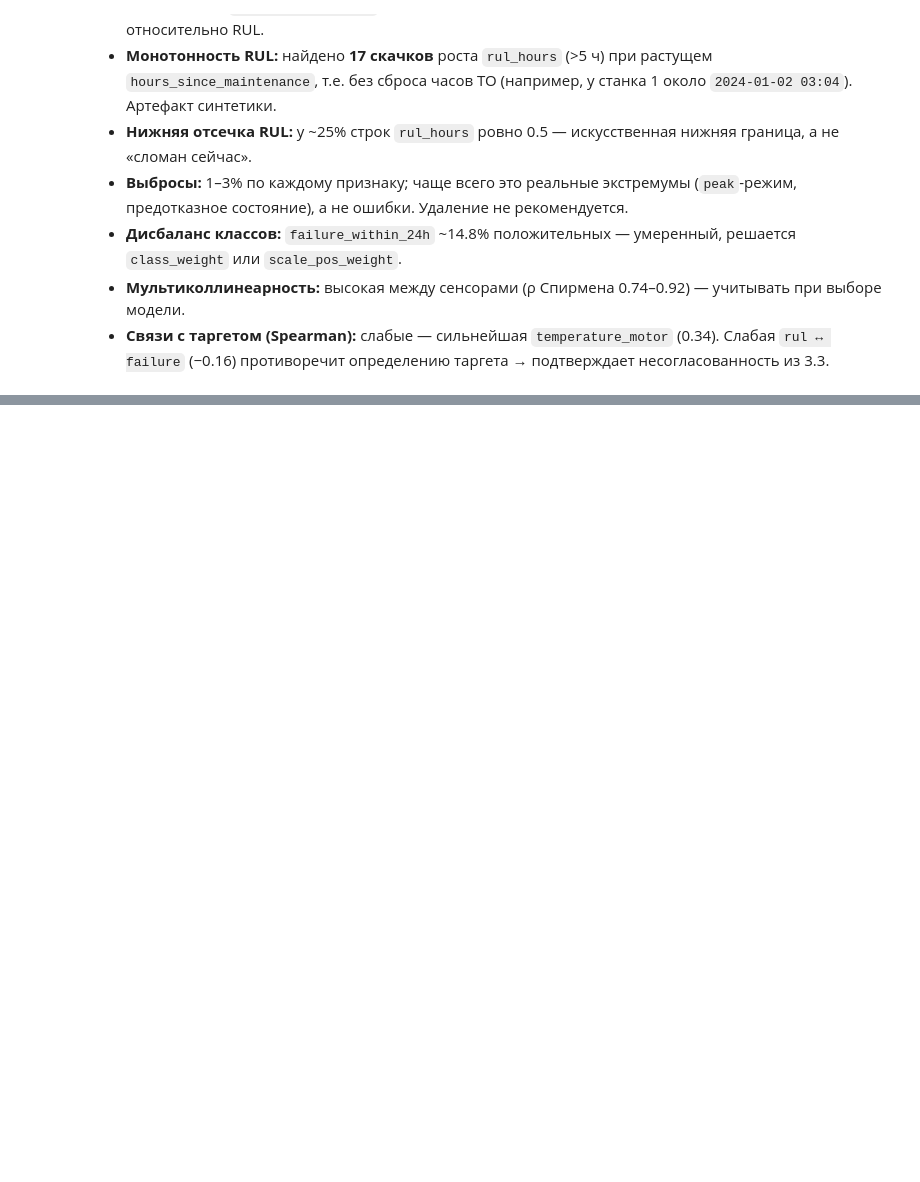
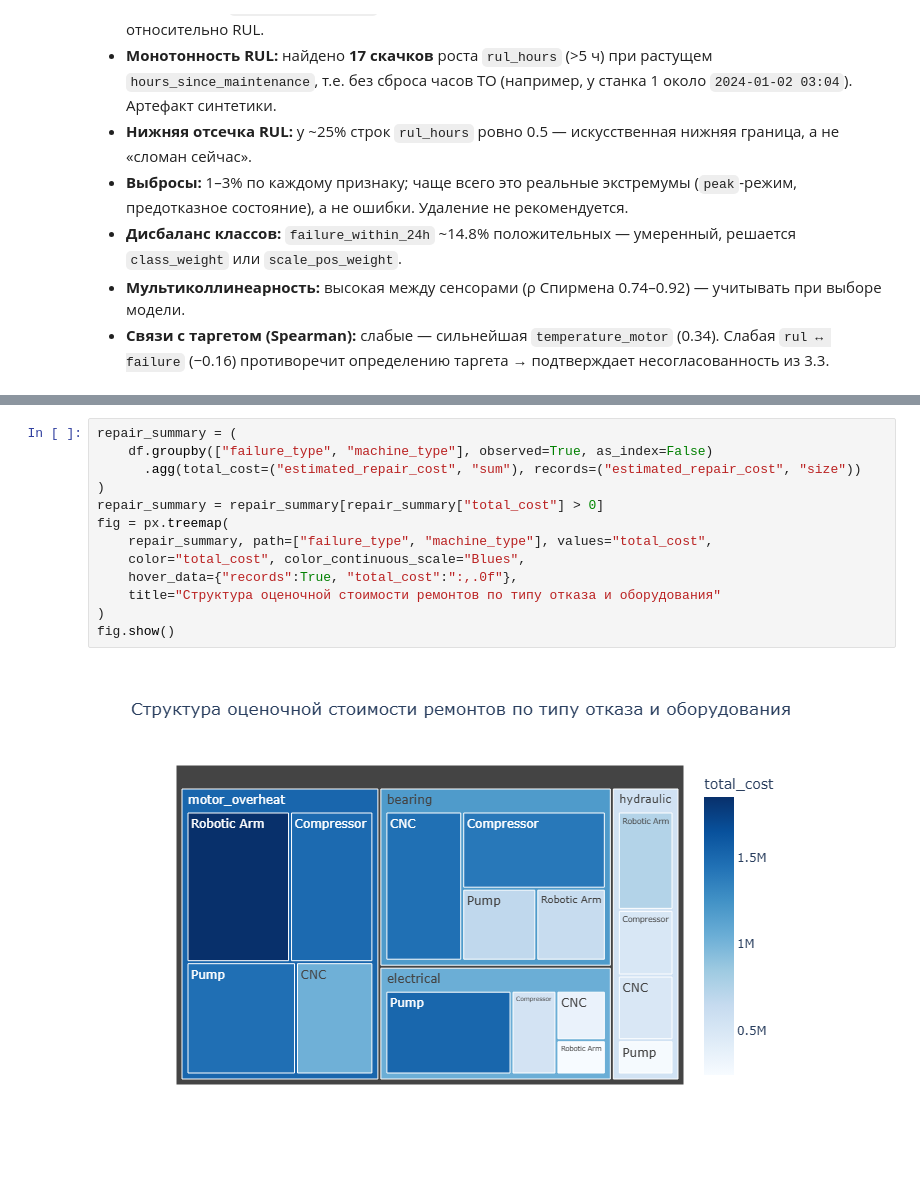
Before and after one commit to FStrike376/Industrial-Dataset, a Jupyter notebook: notebooks/EDA.ipynb, the cells around one changed output, grey strips where cells are left out. Drawn from its saved outputs; the diff is of its cells as text; blank space fills up the shorter version.

```diff
--- a/notebooks/EDA.ipynb
+++ b/notebooks/EDA.ipynb
@@ -666,0 +754,15 @@ else:
+# %%
+repair_summary = (
+    df.groupby(["failure_type", "machine_type"], observed=True, as_index=False)
+      .agg(total_cost=("estimated_repair_cost", "sum"), records=("estimated_repair_cost", "size"))
+)
+repair_summary = repair_summary[repair_summary["total_cost"] > 0]
+fig = px.treemap(
+    repair_summary, path=["failure_type", "machine_type"], values="total_cost",
+    color="total_cost", color_continuous_scale="Blues",
+    hover_data={"records":True, "total_cost":":,.0f"},
+    title="Структура оценочной стоимости ремонтов по типу отказа и оборудования"
+)
+fig.show()
+# %% [output]
+[figure, added]
```
Also changed, not shown: parts of 8 cells of this notebook, 2 other files.
